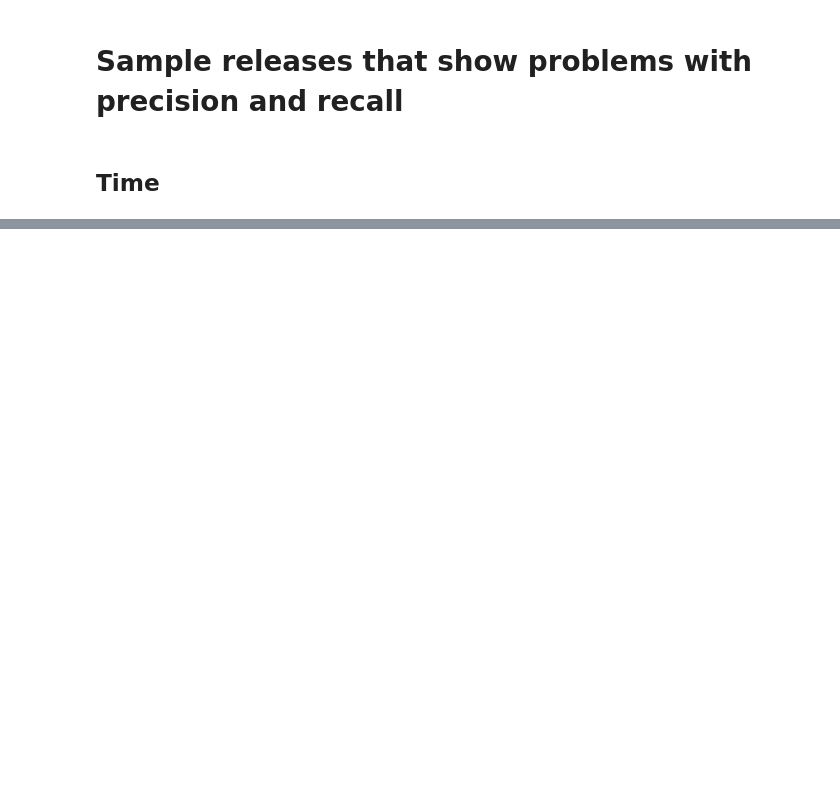
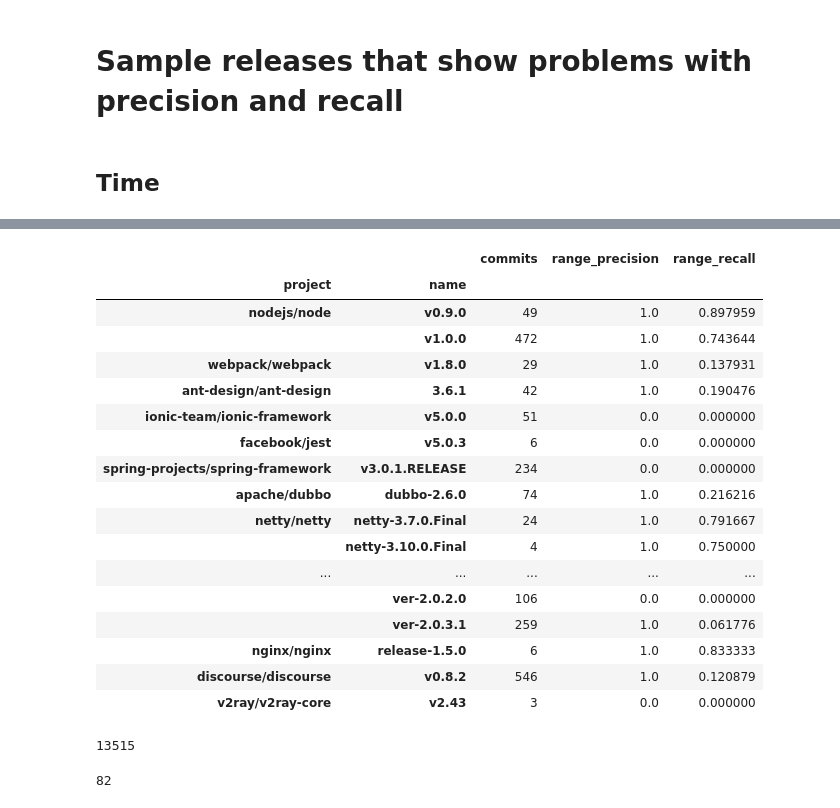
Before and after one commit to gems-uff/release-mining, a Jupyter notebook: inspect_dataset.ipynb, the cells around one changed output, grey strips where cells are left out. Saved outputs shown, nothing was run; the diff lists cells and outputs as text; code cells hidden in the pictures; blank space fills up the shorter version.

```diff
--- a/inspect_dataset.ipynb
+++ b/inspect_dataset.ipynb
@@ -113,0 +186,29 @@ releases[(releases['range_recall'] > 0.5) & (releases['range_recall'] < 1) & (re
+# %%
+releases[(releases.range_recall < .9)][["commits","range_precision","range_recall"]]
+# %% [output]
+|  |  | commits | range_precision | range_recall |
+| project | name |  |  |  |
+| nodejs/node | v0.9.0 | 49 | 1.0 | 0.897959 |
+|  | v1.0.0 | 472 | 1.0 | 0.743644 |
+| webpack/webpack | v1.8.0 | 29 | 1.0 | 0.137931 |
+| ant-design/ant-design | 3.6.1 | 42 | 1.0 | 0.190476 |
+| ionic-team/ionic-framework | v5.0.0 | 51 | 0.0 | 0.000000 |
+| facebook/jest | v5.0.3 | 6 | 0.0 | 0.000000 |
+| spring-projects/spring-framework | v3.0.1.RELEASE | 234 | 0.0 | 0.000000 |
+| apache/dubbo | dubbo-2.6.0 | 74 | 1.0 | 0.216216 |
+| netty/netty | netty-3.7.0.Final | 24 | 1.0 | 0.791667 |
+|  | netty-3.10.0.Final | 4 | 1.0 | 0.750000 |
+| ... | ... | ... | ... | ... |
+|  | ver-2.0.2.0 | 106 | 0.0 | 0.000000 |
+|  | ver-2.0.3.1 | 259 | 1.0 | 0.061776 |
+| nginx/nginx | release-1.5.0 | 6 | 1.0 | 0.833333 |
+| discourse/discourse | v0.8.2 | 546 | 1.0 | 0.120879 |
+| v2ray/v2ray-core | v2.43 | 3 | 0.0 | 0.000000 |
+# %%
+releases_qnt
+# %% [output]
+13515
+# %%
+len(releases[releases.commits == 0])
+# %% [output]
+82
```
Also changed, not shown: parts of 14 cells of this notebook, 5 other files.
